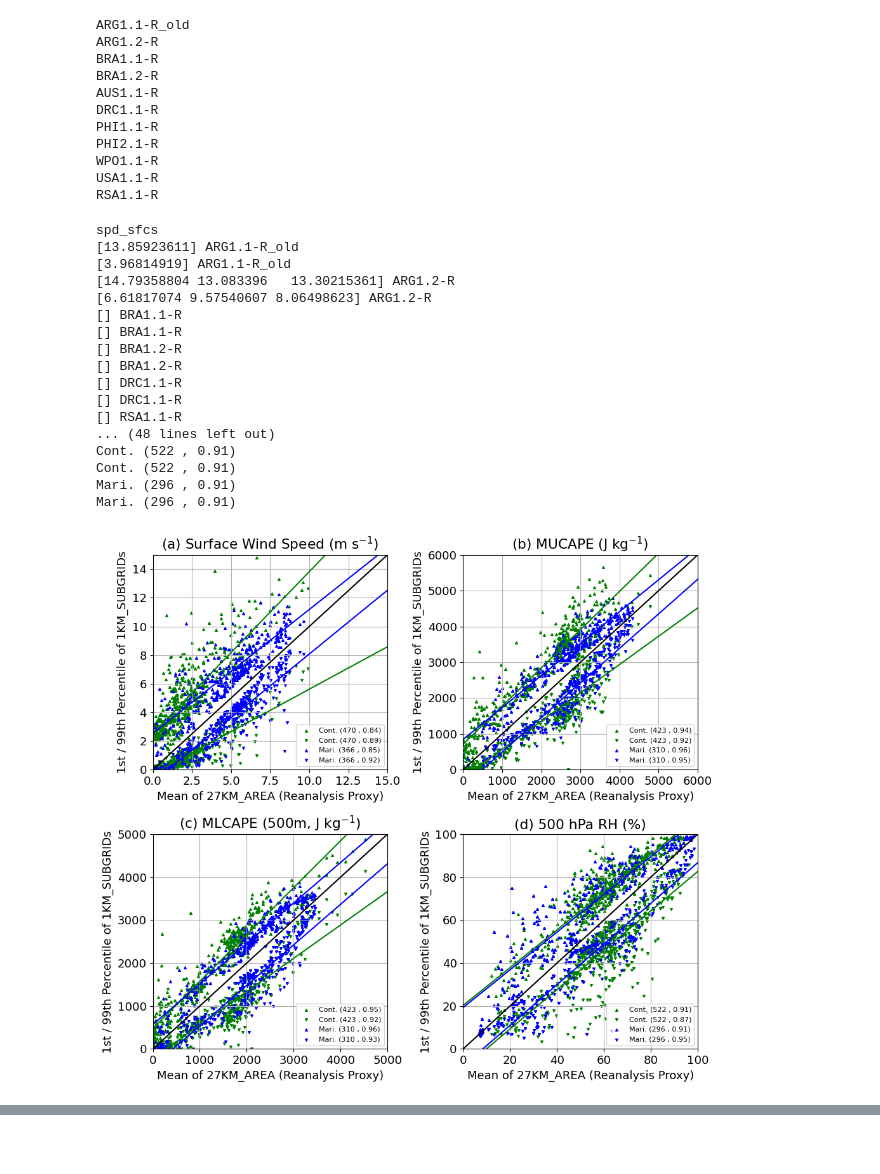
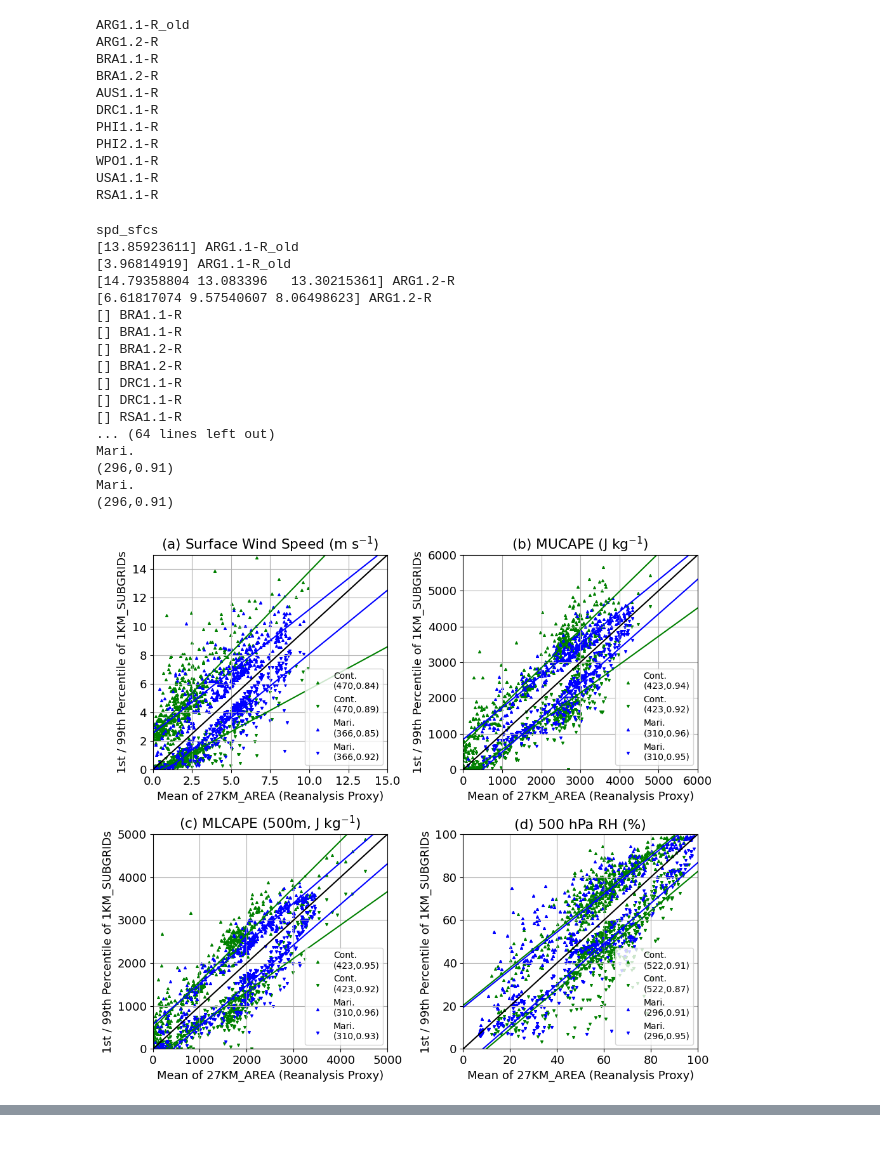
Before and after one commit to pjmarinescu/Analysis-for-Sub-Reanalysis-Scale-Variability-in-Convective-Environments, a Jupyter notebook: Figures/Figure05.ipynb, the cells around one changed output, grey strips where cells are left out. Saved outputs shown, nothing was run; the diff lists cells and outputs as text; code cells hidden in the pictures.

Commit message:
Updated legend sizes / limits on Figure S01

```diff
--- a/Figures/Figure05.ipynb
+++ b/Figures/Figure05.ipynb
@@ -631,9 +631,9 @@ for ii in np.arange(0,len(vs)):
             linregl = scipy.stats.linregress(var3_sumc,var4_sumc) #1st percentile
 
             # Labels
-            leg_label = lbls[ccc]+' ('+str(int(cntc))+' , '+str(np.round(cc_sumc,2))+')'
+            leg_label = lbls[ccc]+'\n('+str(int(cntc))+','+str(np.round(cc_sumc,2))+')'
             print(leg_label)
-            leg_label_l = lbls[ccc]+' ('+str(int(cntcl))+' , '+str(np.round(cc_sumcl,2))+')'
+            leg_label_l = lbls[ccc]+'\n('+str(int(cntcl))+','+str(np.round(cc_sumcl,2))+')'
             print(leg_label)
 
             # Plot data with labels
@@ -648,39 +648,39 @@ for ii in np.arange(0,len(vs)):
 
         # Plot 1-to-1 line
         ax[cntu,cntv].plot([0,scls[ii]],[0,scls[ii]],'-k')
 
         ax[cntu,cntv].set_xlim([0,scls[ii]])
         ax[cntu,cntv].set_ylim([0,scls[ii]])
 
         ax[cntu,cntv].set_xlabel('Mean of 27KM_AREA (Reanalysis Proxy)')
         ax[cntu,cntv].set_ylabel('1st / 99th Percentile of 1KM_SUBGRIDs')
         ax[cntu,cntv].set_title(vnames2[ii])
         #plt.xscale('log')
-        ax[cntu,cntv].legend(fontsize=8,loc='lower right')
+        ax[cntu,cntv].legend(fontsize=10,loc='lower right')
         ax[cntu,cntv].grid()
     cntv = cntv + 1
     if cntv == 2:
         cntu = cntu + 1
         cntv = 0
 plt.tight_layout()
-plt.savefig(savepathf+'Figure05'+saveaddf+saveaddf2+'.png')
-plt.savefig(savepathf+'Figure05'+saveaddf+saveaddf2+'.pdf')
+#plt.savefig(savepathf+'Figure05'+saveaddf+saveaddf2+'.png')
+#plt.savefig(savepathf+'Figure05'+saveaddf+saveaddf2+'.pdf')
 # %% [output]
 spd_sfcs
 [13.85923611] ARG1.1-R_old
 [3.96814919] ARG1.1-R_old
 [14.79358804 13.083396   13.30215361] ARG1.2-R
 [6.61817074 9.57540607 8.06498623] ARG1.2-R
 [] BRA1.1-R
 [] BRA1.1-R
 [] BRA1.2-R
 [] BRA1.2-R
 [] DRC1.1-R
 [] DRC1.1-R
 [] RSA1.1-R
-... (48 lines left out)
-Cont. (522 , 0.91)
-Cont. (522 , 0.91)
-Mari. (296 , 0.91)
-Mari. (296 , 0.91)
+... (64 lines left out)
+Mari.
+(296,0.91)
+Mari.
+(296,0.91)
-[figure, old version]
+[figure, new version]
```
Also changed, not shown: parts of 1 cell of this notebook, 2 other files.
